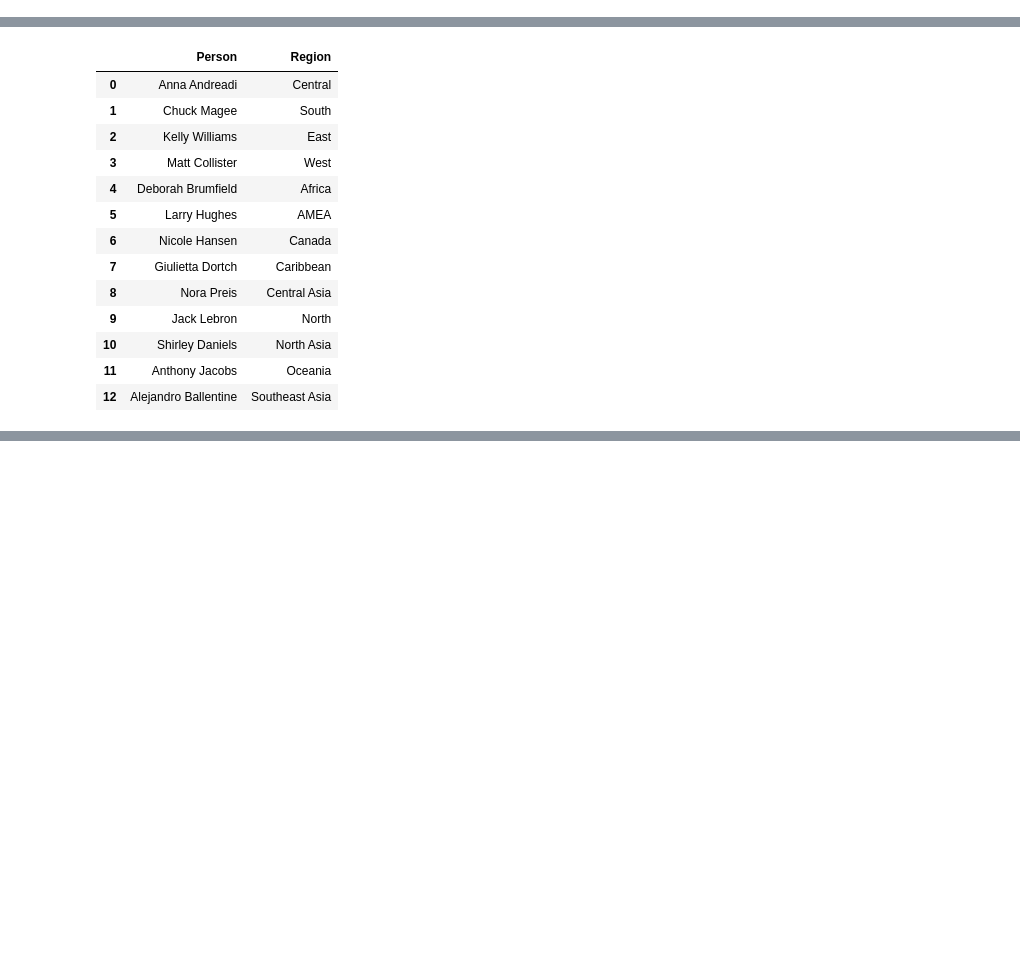
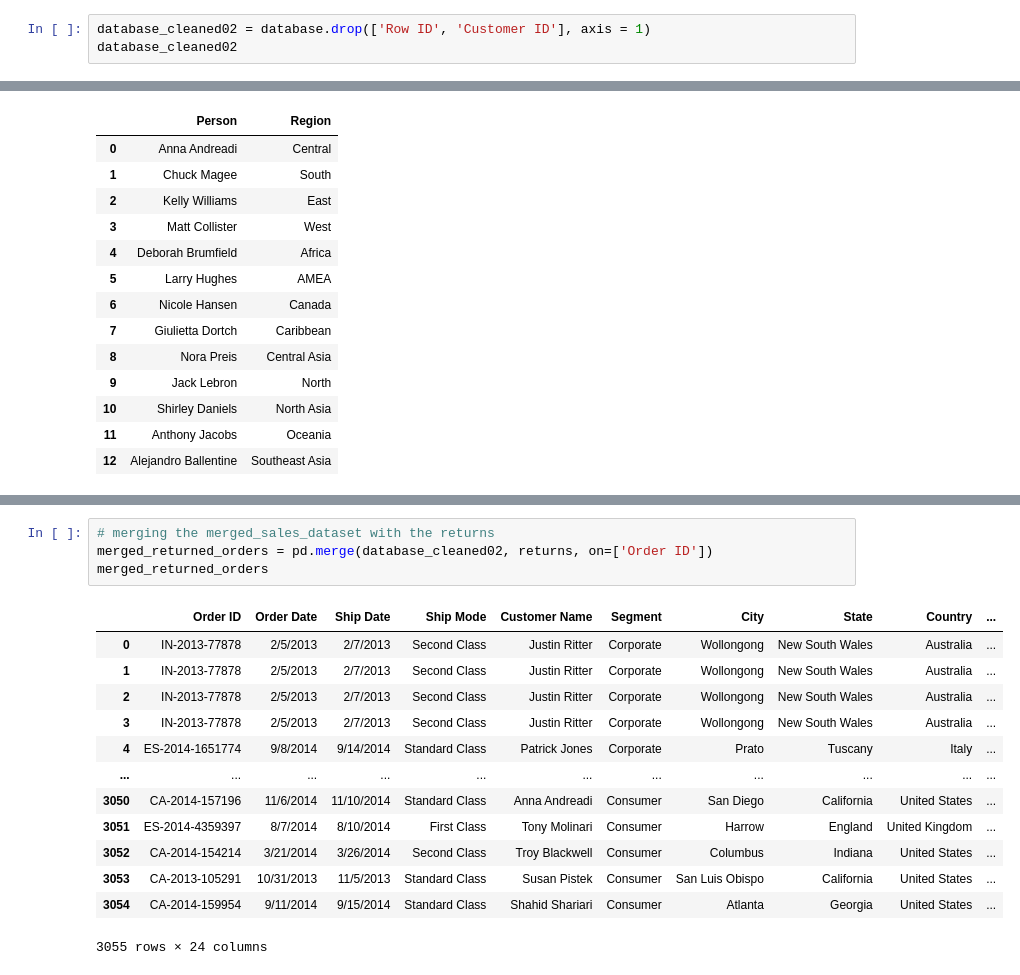
Before and after one commit to GaboRenovation/Bootcamp_final, a Jupyter notebook: database_clean.ipynb, the cells around one changed output, grey strips where cells are left out. Cells and saved outputs as stored; diff of their text form; blank space fills up the shorter version.

```diff
--- a/database_clean.ipynb
+++ b/database_clean.ipynb
@@ -99,0 +99,3 @@ database_cleaned
+# %%
+database_cleaned02 = database.drop(['Row ID', 'Customer ID'], axis = 1)
+database_cleaned02
@@ -254,0 +233,18 @@ merged_returned_orders.to_csv('Data/merged_returned_orders.csv')
+# %%
+# merging the merged_sales_dataset with the returns
+merged_returned_orders = pd.merge(database_cleaned02, returns, on=['Order ID'])
+merged_returned_orders
+# %% [output]
+|  | Order ID | Order Date | Ship Date | Ship Mode | Customer Name | Segment | City | State | Country | ... |
+| 0 | IN-2013-77878 | 2/5/2013 | 2/7/2013 | Second Class | Justin Ritter | Corporate | Wollongong | New South Wales | Australia | ... |
+| 1 | IN-2013-77878 | 2/5/2013 | 2/7/2013 | Second Class | Justin Ritter | Corporate | Wollongong | New South Wales | Australia | ... |
+| 2 | IN-2013-77878 | 2/5/2013 | 2/7/2013 | Second Class | Justin Ritter | Corporate | Wollongong | New South Wales | Australia | ... |
+| 3 | IN-2013-77878 | 2/5/2013 | 2/7/2013 | Second Class | Justin Ritter | Corporate | Wollongong | New South Wales | Australia | ... |
+| 4 | ES-2014-1651774 | 9/8/2014 | 9/14/2014 | Standard Class | Patrick Jones | Corporate | Prato | Tuscany | Italy | ... |
+| ... | ... | ... | ... | ... | ... | ... | ... | ... | ... | ... |
+| 3050 | CA-2014-157196 | 11/6/2014 | 11/10/2014 | Standard Class | Anna Andreadi | Consumer | San Diego | California | United States | ... |
+| 3051 | ES-2014-4359397 | 8/7/2014 | 8/10/2014 | First Class | Tony Molinari | Consumer | Harrow | England | United Kingdom | ... |
+| 3052 | CA-2014-154214 | 3/21/2014 | 3/26/2014 | Second Class | Troy Blackwell | Consumer | Columbus | Indiana | United States | ... |
+| 3053 | CA-2013-105291 | 10/31/2013 | 11/5/2013 | Standard Class | Susan Pistek | Consumer | San Luis Obispo | California | United States | ... |
+| 3054 | CA-2014-159954 | 9/11/2014 | 9/15/2014 | Standard Class | Shahid Shariari | Consumer | Atlanta | Georgia | United States | ... |
+3055 rows × 24 columns
```
Also changed, not shown: parts of 25 cells of this notebook.
